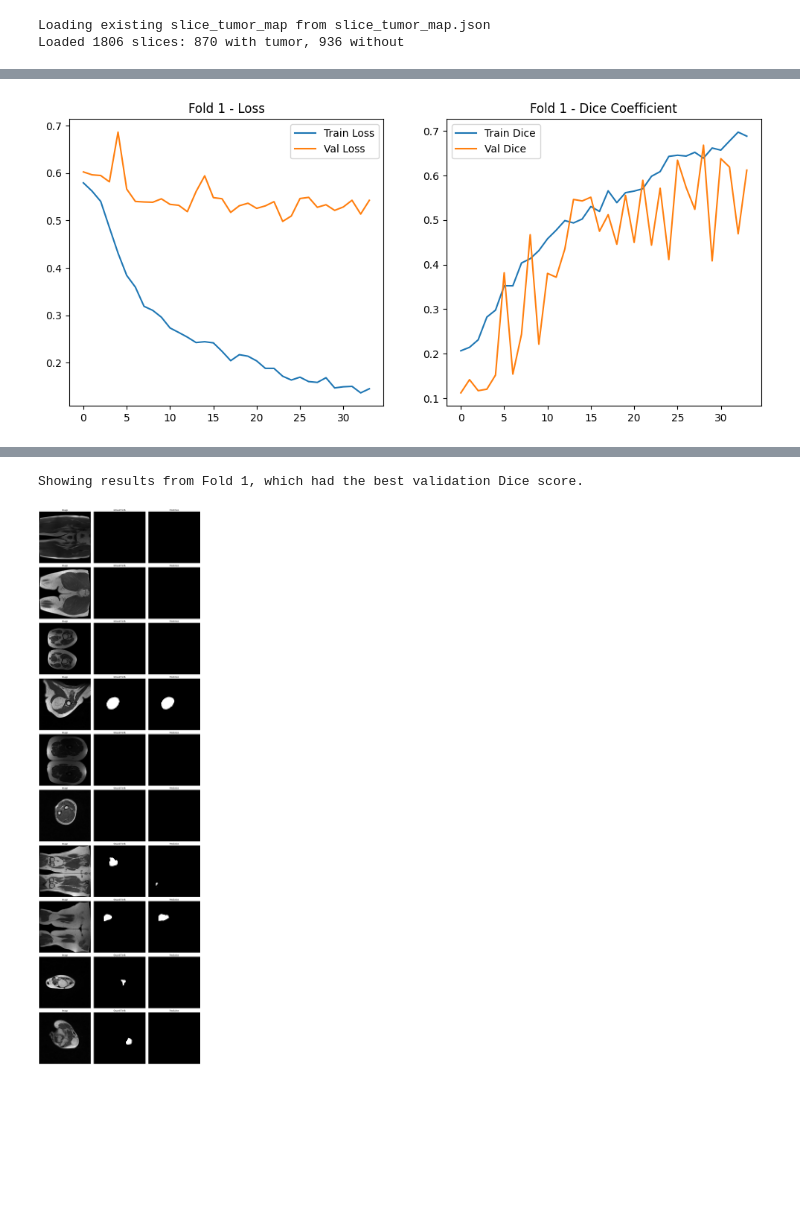
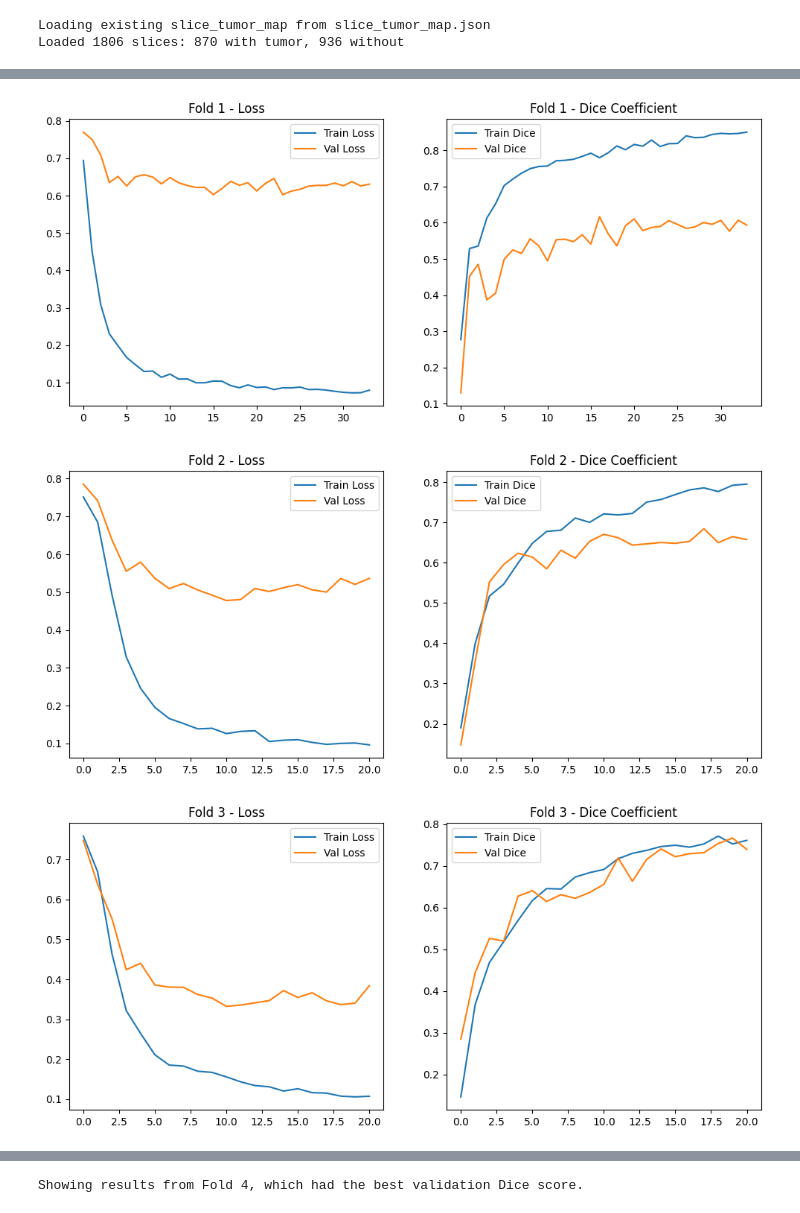
Before and after one commit to fffeelipe/segment-med, a Jupyter notebook: segmentation.ipynb, the cells around one changed output, grey strips where cells are left out. Saved outputs shown, nothing was run; the diff lists cells and outputs as text; code cells hidden in the pictures; blank space fills up the shorter version.

Commit message:
first results

```diff
--- a/segmentation.ipynb
+++ b/segmentation.ipynb
@@ -634,14 +540,19 @@ test_masks = [mask for mask in all_masks if os.path.basename(mask).split('_slice
 test_dataset = LipomaDataset(image_paths=test_images, mask_paths=test_masks,
                               transform=val_transform, slice_tumor_map=slice_tumor_map)
 test_loader = DataLoader(test_dataset, batch_size=BATCH_SIZE, shuffle=False)
-print(f'Test set: {len(test_dataset)} slices from {len(test_patients)} patients')
+test_pos = sum(1 for img in test_images if slice_tumor_map.get(os.path.basename(img), False))
+test_neg = len(test_images) - test_pos
+print(f'Test set: {len(test_dataset)} slices from {len(test_patients)} patients ({test_pos} pos, {test_neg} neg)')
+
+# Verify no overlap
+assert len(set(test_patients) & set(cv_patients)) == 0, "Overlap between test and CV patients!"
 
 # 5-Fold Cross-Validation on remaining patients
 kf = KFold(n_splits=NUM_FOLDS, shuffle=True, random_state=42)
 fold_results = []
 
 # Higher dice weight to force model to predict positive regions
-criterion = CombinedLoss(dice_weight=0.6, focal_weight=0.4, boundary_weight=0.0)
+criterion = CombinedLoss(dice_weight=0.8, focal_weight=0.15, boundary_weight=0.05)
 
 for fold, (train_patient_indices, val_patient_indices) in enumerate(kf.split(cv_patients)):
     if fold >= RUN_FOLDS:
@@ -652,10 +563,20 @@ for fold, (train_patient_indices, val_patient_indices) in enumerate(kf.split(cv_
     train_patients = [cv_patients[i] for i in train_patient_indices]
     val_patients = [cv_patients[i] for i in val_patient_indices]
 
+    # Verify no overlap between train/val/test
+    assert len(set(train_patients) & set(val_patients)) == 0, "Train/val patient overlap!"
+    assert len(set(train_patients) & set(test_patients)) == 0, "Train/test patient overlap!"
+    assert len(set(val_patients) & set(test_patients)) == 0, "Val/test patient overlap!"
+
     train_images = [img for img in all_images if os.path.basename(img).split('_slice_')[0] in train_patients]
     train_masks = [mask for mask in all_masks if os.path.basename(mask).split('_slice_')[0] in train_patients]
     val_images = [img for img in all_images if os.path.basename(img).split('_slice_')[0] in val_patients]
     val_masks = [mask for mask in all_masks if os.path.basename(mask).split('_slice_')[0] in val_patients]
+
+    # Report val composition
+    val_pos = sum(1 for img in val_images if slice_tumor_map.get(os.path.basename(img), False))
+    val_neg = len(val_images) - val_pos
+    print(f'  Train: {len(train_patients)} patients, Val: {len(val_patients)} patients ({val_pos} pos, {val_neg} neg slices)')
 
     # Split into positive (tumor) and negative (no tumor) slices
     pos_images = [img for img in train_images if slice_tumor_map.get(os.path.basename(img), False)]
@@ -669,8 +590,14 @@ for fold, (train_patient_indices, val_patient_indices) in enumerate(kf.split(cv_
                                  transform=val_transform, slice_tumor_map=slice_tumor_map)
     val_loader = DataLoader(val_dataset, batch_size=BATCH_SIZE, shuffle=False)
 
-    model = AttentionUNet(features=MODEL_FEATURES).to(device)
-    optimizer = torch.optim.AdamW(model.parameters(), lr=LEARNING_RATE)
+    model = build_model().to(device)
+
+    # Freeze encoder for initial epochs (transfer learning strategy)
+    for param in model.encoder.parameters():
+        param.requires_grad = False
+    encoder_frozen = True
+
+    optimizer = torch.optim.AdamW(filter(lambda p: p.requires_grad, model.parameters()), lr=LEARNING_RATE)
     scheduler = WarmupCosineScheduler(optimizer, WARMUP_EPOCHS, NUM_EPOCHS)
     early_stopping = EarlyStopping(patience=EARLY_STOP_PATIENCE)
 
@@ -678,6 +605,15 @@ for fold, (train_patient_indices, val_patient_indices) in enumerate(kf.split(cv_
     best_val_dice = -1.0
 
     for epoch in range(NUM_EPOCHS):
+        # Unfreeze encoder after ENCODER_FREEZE_EPOCHS
+        if encoder_frozen and epoch >= ENCODER_FREEZE_EPOCHS:
+            for param in model.encoder.parameters():
+                param.requires_grad = True
+            encoder_frozen = False
+            optimizer = torch.optim.AdamW(model.parameters(), lr=LEARNING_RATE * 0.1)
+            scheduler = WarmupCosineScheduler(optimizer, 0, NUM_EPOCHS - epoch)
+            print(f'  >> Encoder unfrozen at epoch {epoch+1}, LR reduced for fine-tuning')
+
         # Progressive negative sampling: linearly ramp from 0 to NEG_SAMPLE_RATIO of negatives
         neg_ratio = NEG_SAMPLE_RATIO * (epoch / max(NUM_EPOCHS - 1, 1))
         n_neg_sample = int(total_neg * neg_ratio)
@@ -730,7 +666,7 @@ print('\nFinished Cross-Validation.')
 # Final evaluation on holdout test set with TTA and post-processing
 print('\n=== Final Test Set Evaluation ===')
 for fold_idx, result in enumerate(fold_results):
-    model = AttentionUNet(features=MODEL_FEATURES).to(device)
+    model = build_model().to(device)
     model.load_state_dict(torch.load(result['model_path']))
 
     # Without TTA/postprocess
@@ -780,7 +716,7 @@ print(f"Showing results from Fold {best_fold_idx+1}, which had the best validati
 
 # Load the best model from the best fold
 best_model_path = fold_results[best_fold_idx]['model_path']
-model = AttentionUNet(features=MODEL_FEATURES).to(device)
+model = build_model().to(device)
 model.load_state_dict(torch.load(best_model_path))
 model.eval()
 
@@ -800,31 +736,33 @@ with torch.no_grad():
     plt.figure(figsize=(15, 5 * NUM_PREDICTION_EXAMPLES))
     for i in range(NUM_PREDICTION_EXAMPLES):
         plt.subplot(NUM_PREDICTION_EXAMPLES, 3, i*3 + 1)
         plt.imshow(images[i].cpu().squeeze(), cmap='gray')
         plt.title(f'Image')
         plt.axis('off')
 
         plt.subplot(NUM_PREDICTION_EXAMPLES, 3, i*3 + 2)
         plt.imshow(masks[i].cpu().squeeze(), cmap='gray')
         plt.title(f'Ground Truth')
         plt.axis('off')
 
         plt.subplot(NUM_PREDICTION_EXAMPLES, 3, i*3 + 3)
         plt.imshow(preds[i].cpu().squeeze() > 0.5, cmap='gray')
         plt.title(f'Prediction')
         plt.axis('off')
     plt.tight_layout()
     plt.show()
 
 # Cross-Validation Results Summary
 print('--- Cross-Validation Results ---')
 final_val_dices = [max(r['history']['val_dice']) for r in fold_results]
 final_val_losses = [min(r['history']['val_loss']) for r in fold_results]
 
 for i in range(len(fold_results)):
     print(f'Fold {i+1}: Best Val Loss = {final_val_losses[i]:.4f}, Best Val Dice = {final_val_dices[i]:.4f}')
 
 print(f'Average Best Val Loss: {np.mean(final_val_losses):.4f} +/- {np.std(final_val_losses):.4f}')
 print(f'Average Best Val Dice: {np.mean(final_val_dices):.4f} +/- {np.std(final_val_dices):.4f}')
 # %% [output]
-[figure, old version]
+[figure, new version]
+[figure, new version]
+[figure, added]
@@ -831,2 +771 @@ print(f'Average Best Val Dice: {np.mean(final_val_dices):.4f} +/- {np.std(final_
-Showing results from Fold 1, which had the best validation Dice score.
+Showing results from Fold 4, which had the best validation Dice score.
-[figure, old version]
```
Also changed, not shown: parts of 7 cells of this notebook, 1 other file.
